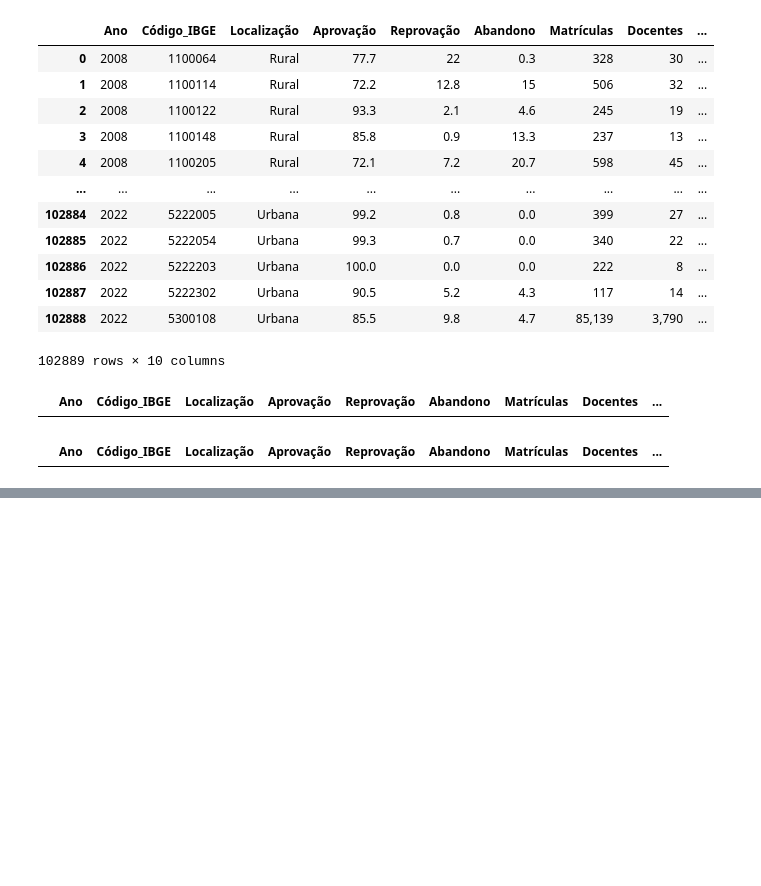
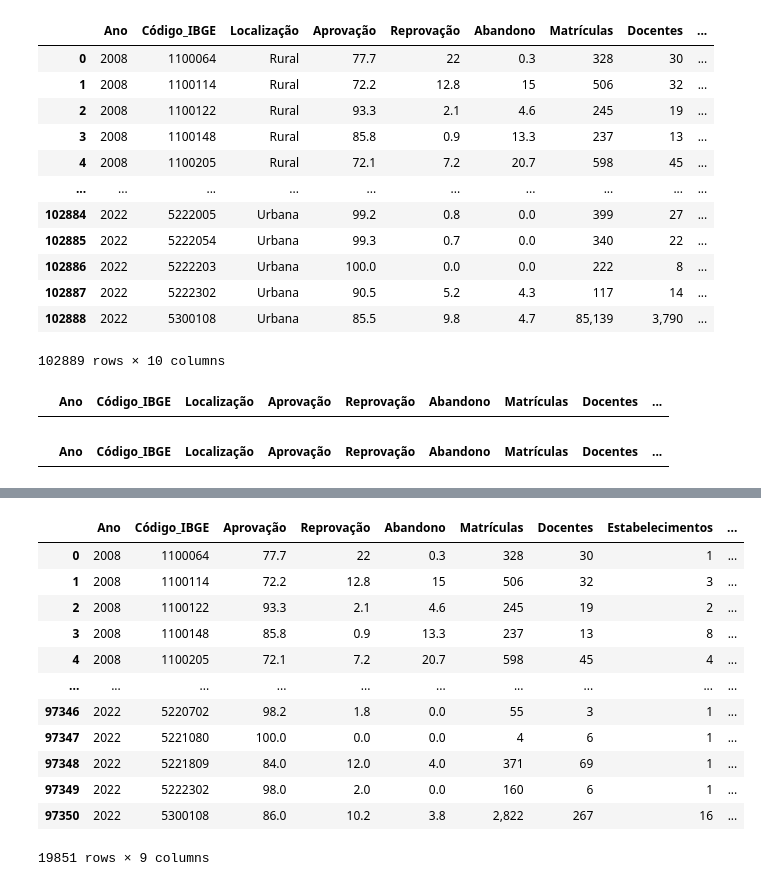
Before and after one commit to anandxrfeu/schooling_resource_predicter_data, a Jupyter notebook: notebooks/education/School_all_data(Anand).ipynb, the cells around one changed output, grey strips where cells are left out. Saved outputs shown, nothing was run; the diff lists cells and outputs as text; code cells hidden in the pictures; blank space fills up the shorter version.

```diff
--- a/notebooks/education/School_all_data(Anand).ipynb
+++ b/notebooks/education/School_all_data(Anand).ipynb
@@ -19,7 +19,7 @@ import pandas as pd
 ## School performance dataset
 # %%
 # Load performance dataset
-performance_df = pd.read_csv("../../transformed_data/school_data/school_performance_per_municipality.csv")
+performance_df = pd.read_csv("../../transformed_data/education/school_performance_per_municipality.csv")
 # %%
 # check if there is any instance of NaN in any of the rows
 performance_df[performance_df.isna().any(axis=1)]
@@ -64,7 +64,7 @@ performance_df
 ## School infrastructure data
 # %%
 # Load infrastructure dataset
-infrastructure_df = pd.read_csv("../../transformed_data/school_data/school_infrastructure_per_municipality.csv")
+infrastructure_df = pd.read_csv("../../transformed_data/education/school_infrastructure_per_municipality.csv")
 # %%
 # check if there is any instance of NaN in any of the rows
 infrastructure_df[infrastructure_df.isna().any(axis=1)]
@@ -228,0 +313,3 @@ memory usage: 7.8+ MB
+# %%
+school_rural = school_merged_df[school_merged_df.Localização == 'Rural']
+school_rural.head()
@@ -228,0 +323,17 @@ memory usage: 7.8+ MB
+# %%
+school_rural = school_rural.drop(columns="Localização")
+school_rural
+# %% [output]
+|  | Ano | Código_IBGE | Aprovação | Reprovação | Abandono | Matrículas | Docentes | Estabelecimentos | ... |
+| 0 | 2008 | 1100064 | 77.7 | 22 | 0.3 | 328 | 30 | 1 | ... |
+| 1 | 2008 | 1100114 | 72.2 | 12.8 | 15 | 506 | 32 | 3 | ... |
+| 2 | 2008 | 1100122 | 93.3 | 2.1 | 4.6 | 245 | 19 | 2 | ... |
+| 3 | 2008 | 1100148 | 85.8 | 0.9 | 13.3 | 237 | 13 | 8 | ... |
+| 4 | 2008 | 1100205 | 72.1 | 7.2 | 20.7 | 598 | 45 | 4 | ... |
+| ... | ... | ... | ... | ... | ... | ... | ... | ... | ... |
+| 97346 | 2022 | 5220702 | 98.2 | 1.8 | 0.0 | 55 | 3 | 1 | ... |
+| 97347 | 2022 | 5221080 | 100.0 | 0.0 | 0.0 | 4 | 6 | 1 | ... |
+| 97348 | 2022 | 5221809 | 84.0 | 12.0 | 4.0 | 371 | 69 | 1 | ... |
+| 97349 | 2022 | 5222302 | 98.0 | 2.0 | 0.0 | 160 | 6 | 1 | ... |
+| 97350 | 2022 | 5300108 | 86.0 | 10.2 | 3.8 | 2,822 | 267 | 16 | ... |
+19851 rows × 9 columns
```
Also changed, not shown: parts of 18 cells of this notebook, 8 other files.
